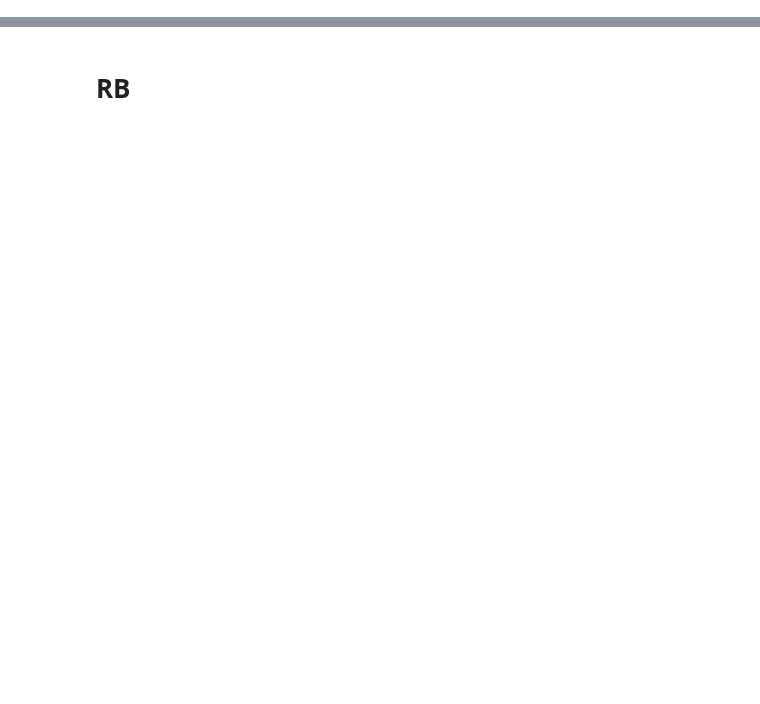
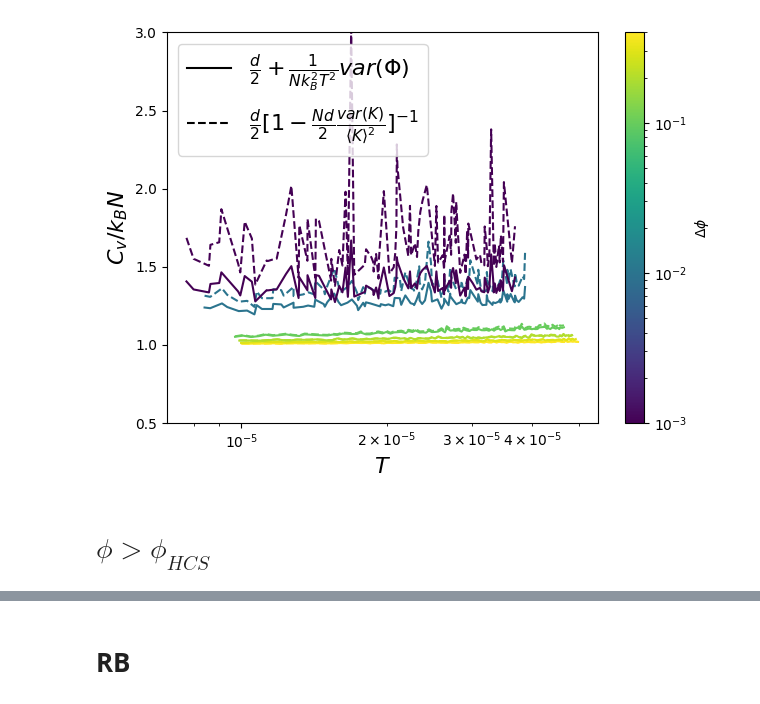
Before and after one commit to mmccraw98/notebooks-fall-25, a Jupyter notebook: 11/modes/heat_capacity.ipynb, the cells around one changed output, grey strips where cells are left out. Cells and saved outputs as stored; diff of their text form; code cells hidden in the pictures; blank space fills up the shorter version.

```diff
--- a/11/modes/heat_capacity.ipynb
+++ b/11/modes/heat_capacity.ipynb
@@ -125,0 +189,47 @@ plt.yscale('log')
+# %%
+for sid in np.unique(final.original_system_id):
+    mask = final.original_system_id == sid
+    for delta_phi in np.unique(final.delta_phi):
+        mask2 = (final.delta_phi == delta_phi) & (mask)
+        T = temp[mask2]
+
+
+        te_N = np.mean(te[t0:, mask2] / (N[mask2] - 1), axis=0)
+        pe_N = np.mean(pe[t0:, mask2] / (N[mask2] - 1), axis=0)
+        te_N = te_N[np.argsort(T)]
+        pe_N = pe_N[np.argsort(T)]
+        T = T[np.argsort(T)]
+
+
+        T_fit = np.linspace(min(T), max(T), 100)
+        C_v, b = np.polyfit(T, te_N, 1)
+        C_v_pe, b_pe = np.polyfit(T, pe_N, 1)
+
+
+        lpv_factor = (1 - ke_fluc[mask2] * (N_dof[mask2] / 2)) ** -1
+        C_v_lpv = d / 2 * lpv_factor
+        C_v_var_pe = d / 2 + np.var(pe[t0:, mask2], axis=0) / temp[mask2] ** 2 / (N[mask2] - 1)
+
+        plt.plot(T, C_v_var_pe, c=cmap(phi_norm(abs(delta_phi))))
+        plt.plot(T, C_v_lpv, c=cmap(phi_norm(abs(delta_phi))), linestyle='--')
+    break
+plt.xscale('log')
+# plt.yscale('log')
+plt.ylim(0.5, 3)
+plt.ylabel(r'$C_v/k_B N$', fontsize=16)
+plt.xlabel(r'$T$', fontsize=16)
+
+plt.plot([], [], c='k', label=r'$\frac{d}{2}+\frac{1}{N k_B^2 T^2} var(\Phi)$')
+plt.plot([], [], c='k', linestyle='--', label=r'$\frac{d}{2}[1-\frac{N d}{2} \frac{var(K)}{\langle K \rangle^2}]^{-1}$')
+plt.legend(fontsize=16)
+
+sm = plt.cm.ScalarMappable(norm=phi_norm, cmap=cmap)
+sm.set_array(np.abs(final.delta_phi))
+cbar = plt.colorbar(sm, ax=plt.gca(), label=r'$\Delta \phi$')
+
+plt.tight_layout()
+plt.savefig('figures/heat-capacity-disk/fluctuation-methods.png', dpi=600)
+# %% [output]
+[figure, added]
+# %% [markdown]
+# $\phi>\phi_{HCS}$
```
Also changed, not shown: parts of 45 cells of this notebook, 19 other files.
